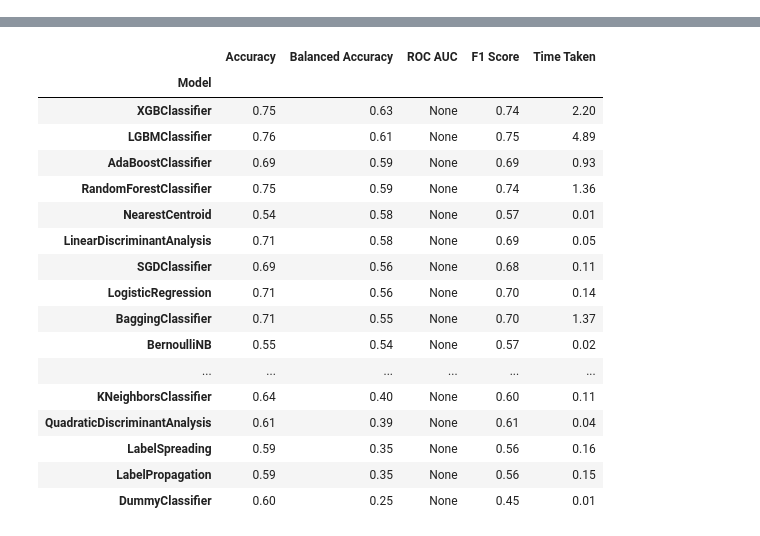
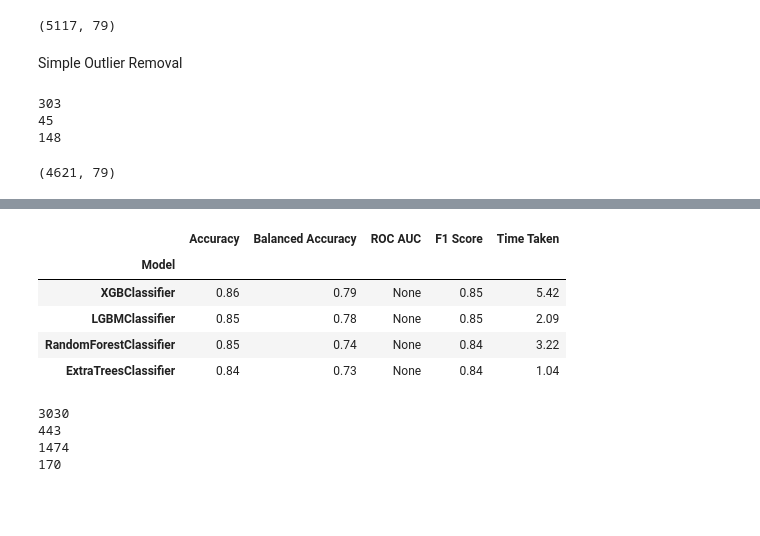
Before and after one commit to richdanis/aml, a Jupyter notebook: task2/lazypredict.ipynb, the cells around one changed output, grey strips where cells are left out. Drawn from its saved outputs; the diff is of its cells as text; code cells hidden in the pictures; blank space fills up the shorter version.

```diff
--- a/task2/lazypredict.ipynb
+++ b/task2/lazypredict.ipynb
@@ -16,0 +48,5 @@ df_X_last.isna().sum().sum()
+# %%
+df_X.replace([np.inf, -np.inf], np.nan, inplace=True)
+transformer = RobustScaler()
+X = transformer.fit_transform(df_X)
+# nans are no problem
@@ -17,6 +55,43 @@ df_X_last.isna().sum().sum()
+# %%
+imp_median = SimpleImputer(missing_values=np.nan, strategy='median')
+X = imp_median.fit_transform(X)
+# %%
+X.shape
+# %% [output]
+(5117, 79)
+# %% [markdown]
+Simple Outlier Removal
+# %%
+Y = df_Y.to_numpy()
+for i in range(3):
+    class_i = np.squeeze(Y==i)
+    ids = np.where(class_i)[0]
+    X_c = X[class_i]
+    # preds = IsolationForest(random_state=0, contamination = 0.06).fit_predict(X_c)
+    clf = ECOD()
+    clf.fit(X_c)
+    preds = clf.predict(X_c)
+    outlier_ids = ids[preds == 1] # minus 1 for isolation forest
+    Y = np.delete(Y, outlier_ids, axis=0)
+    X = np.delete(X, outlier_ids, axis=0)
+    print(outlier_ids.shape[0])
+# %% [output]
+303
+45
+148
+# %%
+X.shape
+# %% [output]
+(4621, 79)
+# %%
+X = SelectKBest(f_classif, k=70).fit_transform(X, Y)
 # %%
-X_train, X_test, y_train, y_test = train_test_split(df_X, df_Y,test_size=.5,random_state=0)
-clf = LazyClassifier(verbose=0,ignore_warnings=True, custom_metric=None)
+X_train, X_test, y_train, y_test = train_test_split(X, Y,test_size=.2,random_state=0)
+classifiers = [("LGBMClassifier", lightgbm.LGBMClassifier), ("XGBClassifier", xgboost.XGBClassifier), \
+               ("RandomForestClassifier", sklearn.ensemble.RandomForestClassifier), \
+                ("ExtraTreesClassifier", sklearn.ensemble.ExtraTreesClassifier)]
+# catboost classifier takes very long but is similar in performance to these other classifiers
+clf = LazyClassifier(verbose=0,ignore_warnings=True, custom_metric=None, classifiers=classifiers)
 models,predictions = clf.fit(X_train, X_test, y_train, y_test)
 models
 # %% [output]
@@ -24,18 +100,6 @@ models
 |  | Accuracy | Balanced Accuracy | ROC AUC | F1 Score | Time Taken |
 | Model |  |  |  |  |  |
-| XGBClassifier | 0.75 | 0.63 | None | 0.74 | 2.20 |
-| LGBMClassifier | 0.76 | 0.61 | None | 0.75 | 4.89 |
-| AdaBoostClassifier | 0.69 | 0.59 | None | 0.69 | 0.93 |
-| RandomForestClassifier | 0.75 | 0.59 | None | 0.74 | 1.36 |
-| NearestCentroid | 0.54 | 0.58 | None | 0.57 | 0.01 |
-| LinearDiscriminantAnalysis | 0.71 | 0.58 | None | 0.69 | 0.05 |
-| SGDClassifier | 0.69 | 0.56 | None | 0.68 | 0.11 |
-| LogisticRegression | 0.71 | 0.56 | None | 0.70 | 0.14 |
-| BaggingClassifier | 0.71 | 0.55 | None | 0.70 | 1.37 |
-| BernoulliNB | 0.55 | 0.54 | None | 0.57 | 0.02 |
-| ... | ... | ... | ... | ... | ... |
-| KNeighborsClassifier | 0.64 | 0.40 | None | 0.60 | 0.11 |
-| QuadraticDiscriminantAnalysis | 0.61 | 0.39 | None | 0.61 | 0.04 |
-| LabelSpreading | 0.59 | 0.35 | None | 0.56 | 0.16 |
-| LabelPropagation | 0.59 | 0.35 | None | 0.56 | 0.15 |
-| DummyClassifier | 0.60 | 0.25 | None | 0.45 | 0.01 |
+| XGBClassifier | 0.86 | 0.79 | None | 0.85 | 5.42 |
+| LGBMClassifier | 0.85 | 0.78 | None | 0.85 | 2.09 |
+| RandomForestClassifier | 0.85 | 0.74 | None | 0.84 | 3.22 |
+| ExtraTreesClassifier | 0.84 | 0.73 | None | 0.84 | 1.04 |
@@ -41,0 +108,10 @@ models
+# %%
+print(np.sum(Y==0))
+print(np.sum(Y==1))
+print(np.sum(Y==2))
+print(np.sum(Y==3))
+# %% [output]
+3030
+443
+1474
+170
```
Also changed, not shown: parts of 11 cells of this notebook, 10 other files.
